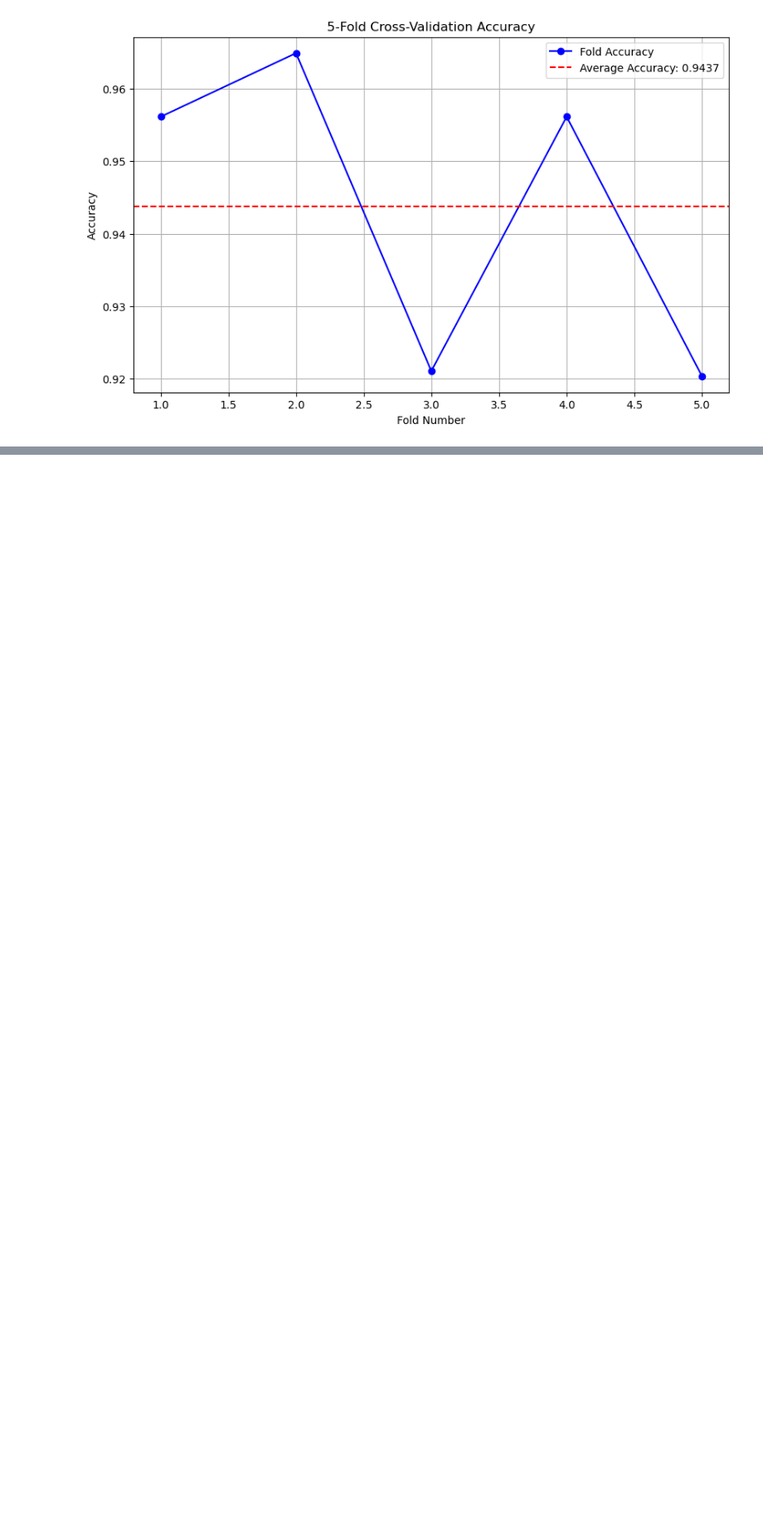
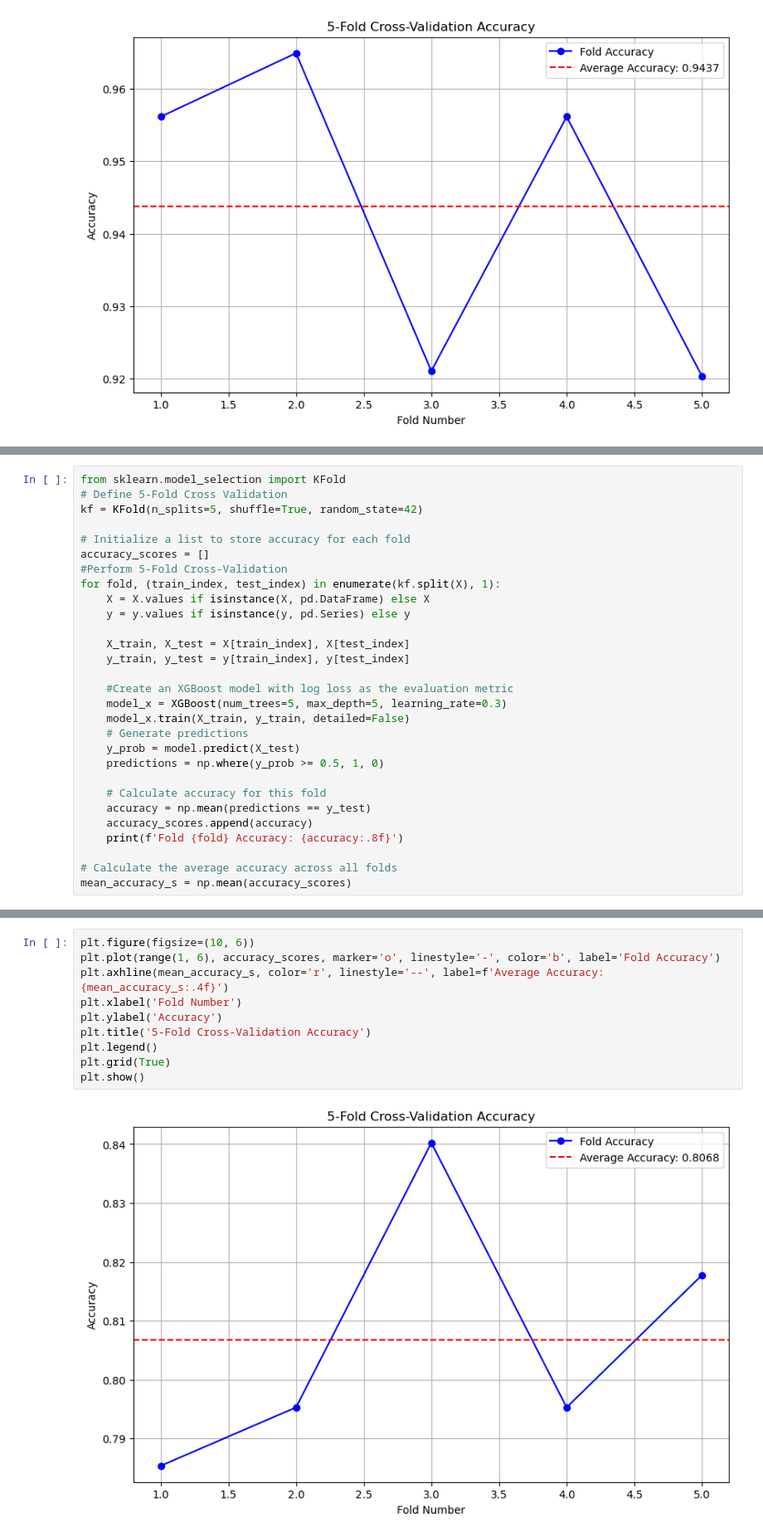
Before and after one commit to Yangxinyee/XGboost_for_BYD, a Jupyter notebook: main.ipynb, the cells around one changed output, grey strips where cells are left out. Shown at 83% size. Cells and saved outputs as stored; diff of their text form; blank space fills up the shorter version.

```diff
--- a/main.ipynb
+++ b/main.ipynb
@@ -763,0 +1005,29 @@ plt.show()
+# %%
+from sklearn.model_selection import KFold
+# Define 5-Fold Cross Validation
+kf = KFold(n_splits=5, shuffle=True, random_state=42)
+
+# Initialize a list to store accuracy for each fold
+accuracy_scores = []
+#Perform 5-Fold Cross-Validation
+for fold, (train_index, test_index) in enumerate(kf.split(X), 1):
+    X = X.values if isinstance(X, pd.DataFrame) else X
+    y = y.values if isinstance(y, pd.Series) else y
+
+    X_train, X_test = X[train_index], X[test_index]
+    y_train, y_test = y[train_index], y[test_index]
+
+    #Create an XGBoost model with log loss as the evaluation metric
+    model_x = XGBoost(num_trees=5, max_depth=5, learning_rate=0.3)
+    model_x.train(X_train, y_train, detailed=False)
+    # Generate predictions
+    y_prob = model.predict(X_test)
+    predictions = np.where(y_prob >= 0.5, 1, 0)
+
+    # Calculate accuracy for this fold
+    accuracy = np.mean(predictions == y_test)
+    accuracy_scores.append(accuracy)
+    print(f'Fold {fold} Accuracy: {accuracy:.8f}')
+
+# Calculate the average accuracy across all folds
+mean_accuracy_s = np.mean(accuracy_scores)
@@ -763,0 +1040,12 @@ plt.show()
+# %%
+plt.figure(figsize=(10, 6))
+plt.plot(range(1, 6), accuracy_scores, marker='o', linestyle='-', color='b', label='Fold Accuracy')
+plt.axhline(mean_accuracy_s, color='r', linestyle='--', label=f'Average Accuracy: {mean_accuracy_s:.4f}')
+plt.xlabel('Fold Number')
+plt.ylabel('Accuracy')
+plt.title('5-Fold Cross-Validation Accuracy')
+plt.legend()
+plt.grid(True)
+plt.show()
+# %% [output]
+[figure, added]
```
Also changed, not shown: parts of 34 cells of this notebook.
